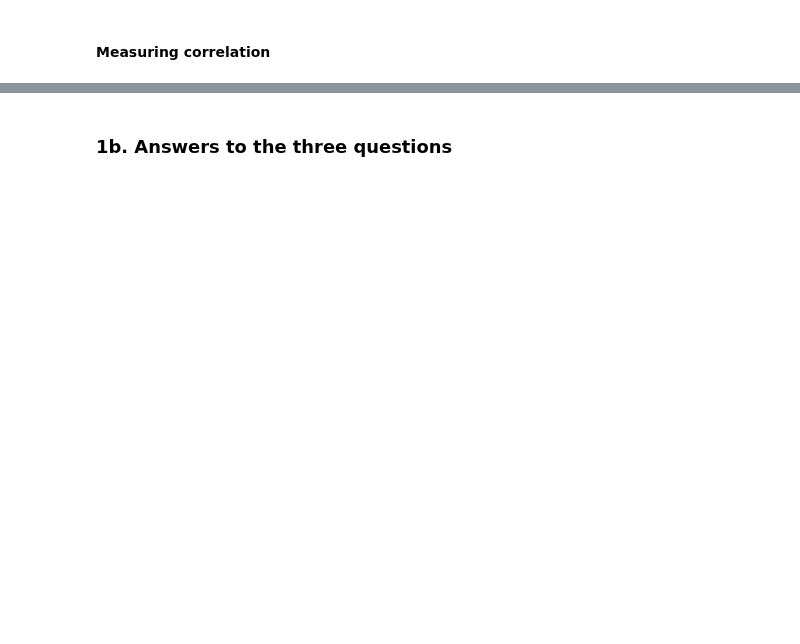
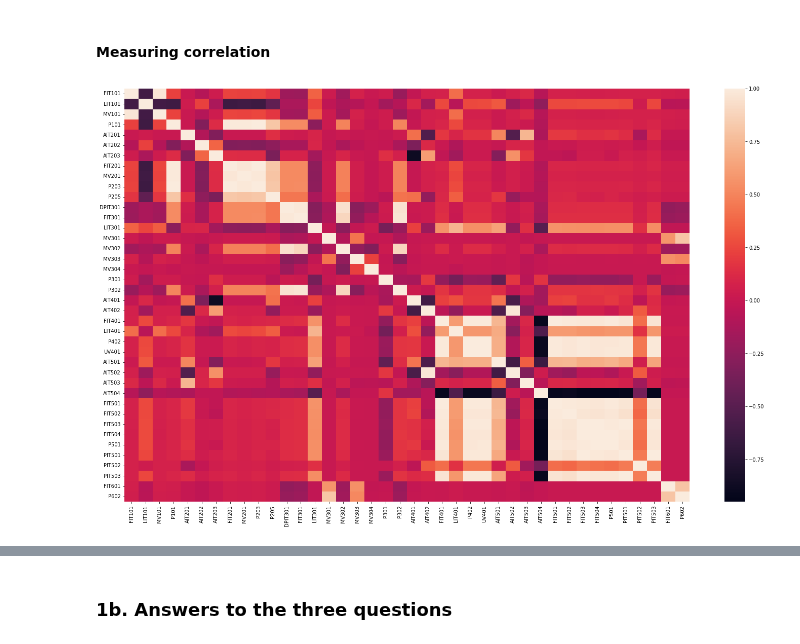
Before and after one commit to kponichtera/cs4035-cda, a Jupyter notebook: lab2/Lab2.ipynb, the cells around one changed output, grey strips where cells are left out. Drawn from its saved outputs; the diff is of its cells as text; code cells hidden in the pictures; blank space fills up the shorter version.

```diff
--- a/lab2/Lab2.ipynb
+++ b/lab2/Lab2.ipynb
@@ -69,2 +79,8 @@ df = df.drop(columns=['Id', 'Label'])
 # %% [markdown]
 #### Measuring correlation
+# %%
+plt.figure(figsize=(25, 15))
+sns.heatmap(df.corr())
+plt.show()
+# %% [output]
+[figure, added]
```
Also changed, not shown: parts of 15 cells of this notebook.
